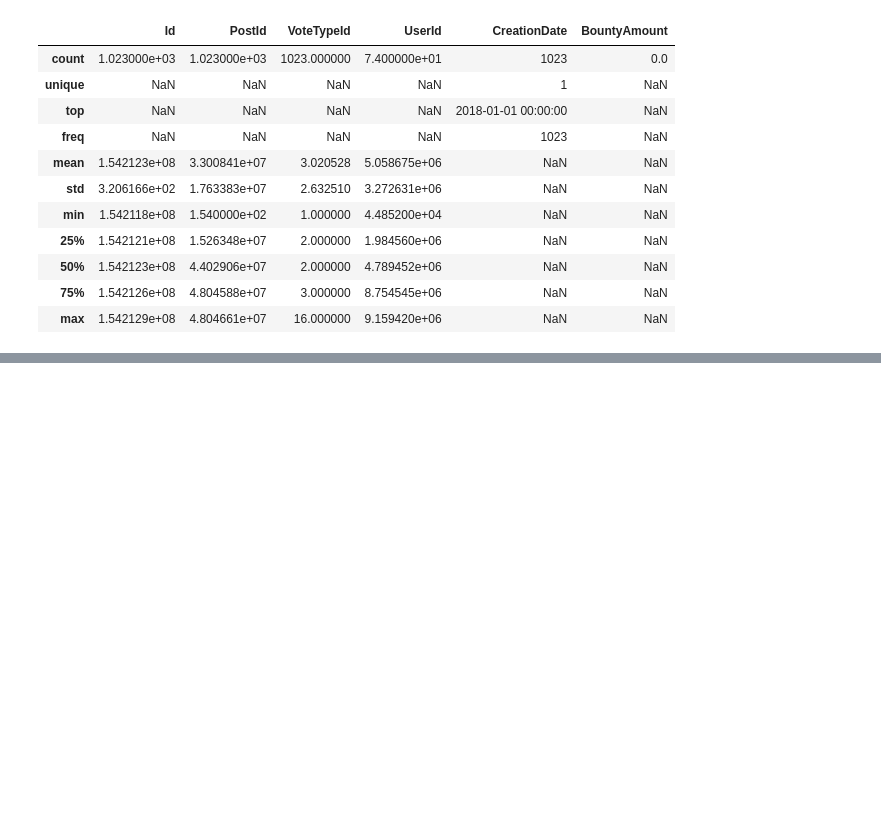
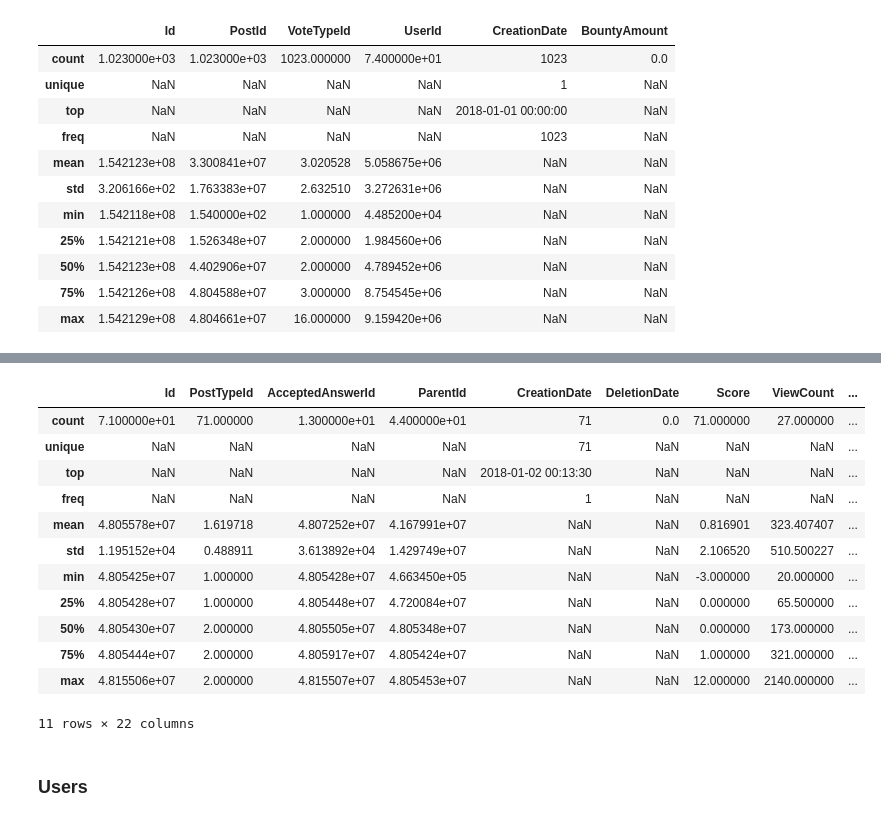
Before and after one commit to IrvingHdez/stack-sample, a Jupyter notebook: notebooks/curare-game-raw.ipynb, the cells around one changed output, grey strips where cells are left out. Saved outputs shown, nothing was run; the diff lists cells and outputs as text; code cells hidden in the pictures; blank space fills up the shorter version.

```diff
--- a/notebooks/curare-game-raw.ipynb
+++ b/notebooks/curare-game-raw.ipynb
@@ -202,0 +282,3 @@ relA5_df.describe(include='all')
+# %%
+relB3_df = pd.read_csv("../releases/jan-02-03_2018/POSTS_jan-02-03_2018.csv")
+print(relB3_df.to_string())
@@ -202,0 +303,18 @@ relA5_df.describe(include='all')
+# %%
+relB3_df.describe(include='all')
+# %% [output]
+|  | Id | PostTypeId | AcceptedAnswerId | ParentId | CreationDate | DeletionDate | Score | ViewCount | ... |
+| count | 7.100000e+01 | 71.000000 | 1.300000e+01 | 4.400000e+01 | 71 | 0.0 | 71.000000 | 27.000000 | ... |
+| unique | NaN | NaN | NaN | NaN | 71 | NaN | NaN | NaN | ... |
+| top | NaN | NaN | NaN | NaN | 2018-01-02 00:13:30 | NaN | NaN | NaN | ... |
+| freq | NaN | NaN | NaN | NaN | 1 | NaN | NaN | NaN | ... |
+| mean | 4.805578e+07 | 1.619718 | 4.807252e+07 | 4.167991e+07 | NaN | NaN | 0.816901 | 323.407407 | ... |
+| std | 1.195152e+04 | 0.488911 | 3.613892e+04 | 1.429749e+07 | NaN | NaN | 2.106520 | 510.500227 | ... |
+| min | 4.805425e+07 | 1.000000 | 4.805428e+07 | 4.663450e+05 | NaN | NaN | -3.000000 | 20.000000 | ... |
+| 25% | 4.805428e+07 | 1.000000 | 4.805448e+07 | 4.720084e+07 | NaN | NaN | 0.000000 | 65.500000 | ... |
+| 50% | 4.805430e+07 | 2.000000 | 4.805505e+07 | 4.805348e+07 | NaN | NaN | 0.000000 | 173.000000 | ... |
+| 75% | 4.805444e+07 | 2.000000 | 4.805917e+07 | 4.805424e+07 | NaN | NaN | 1.000000 | 321.000000 | ... |
+| max | 4.815506e+07 | 2.000000 | 4.815507e+07 | 4.805453e+07 | NaN | NaN | 12.000000 | 2140.000000 | ... |
+11 rows × 22 columns
+# %% [markdown]
+### Users
```
Also changed, not shown: parts of 13 cells of this notebook.
